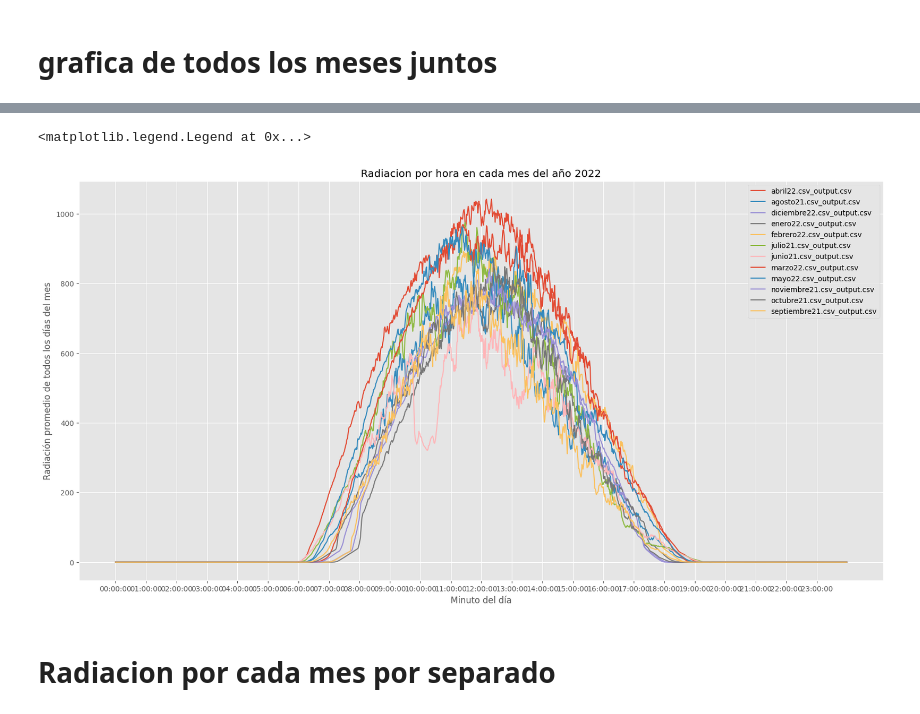
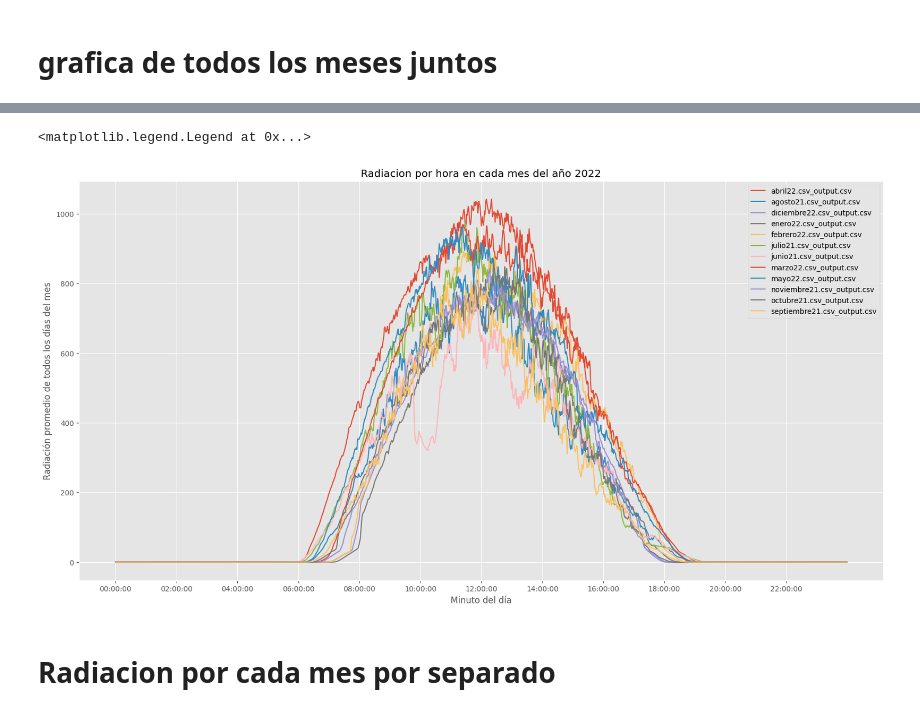
Before and after one commit to lorenzoog00/ASE, a Jupyter notebook: ONEMINUTE/Promedios/graficasdia.ipynb, the cells around one changed output, grey strips where cells are left out. Cells and saved outputs as stored; diff of their text form; code cells hidden in the pictures.

```diff
--- a/ONEMINUTE/Promedios/graficasdia.ipynb
+++ b/ONEMINUTE/Promedios/graficasdia.ipynb
@@ -64,19 +84,18 @@ for toad in luigi:
 # %%
 plt.style.use('ggplot')
 plt.figure(figsize= (20,10))
 plt.title('Radiacion por hora en cada mes del año 2022')
 plt.xlabel('Minuto del día')
 plt.ylabel('Radiación promedio de todos los días del mes')
 
 for bowser in luigi:
     plt.plot(luigi[bowser].TOA5, luigi[bowser]['Radiación Promedio'], label = bowser )
 
-
-plt.xticks(luigi['abril22.csv_output.csv'].TOA5[::60])
+plt.xticks(luigi['abril22.csv_output.csv']['Unnamed: 0'][::120])
 plt.legend()
 # %% [output]
 <matplotlib.legend.Legend at 0x...>
-[figure, old version]
+[figure, new version]
 # %% [markdown]
 # Radiacion por cada mes por separado
 # %%
```
Also changed, not shown: parts of 2 cells of this notebook, 46 other files.
